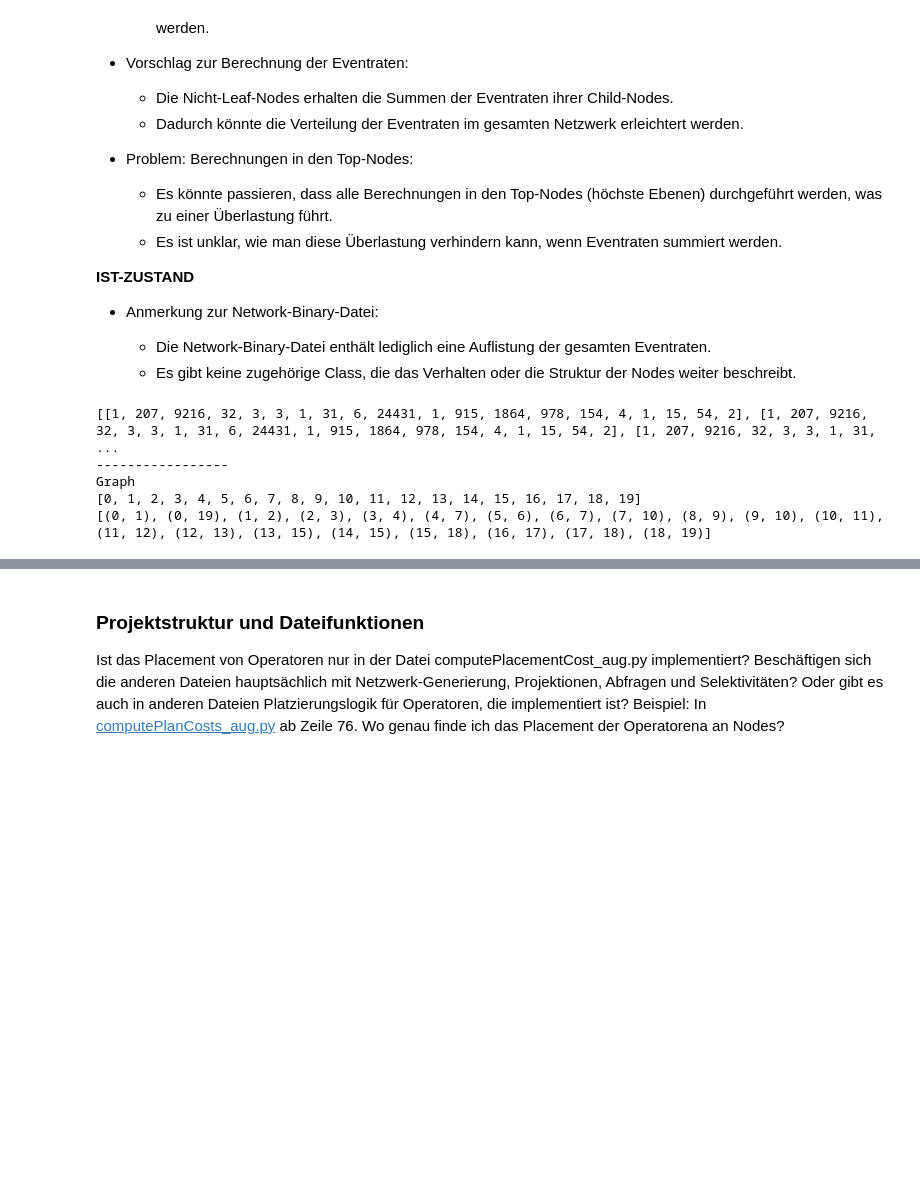
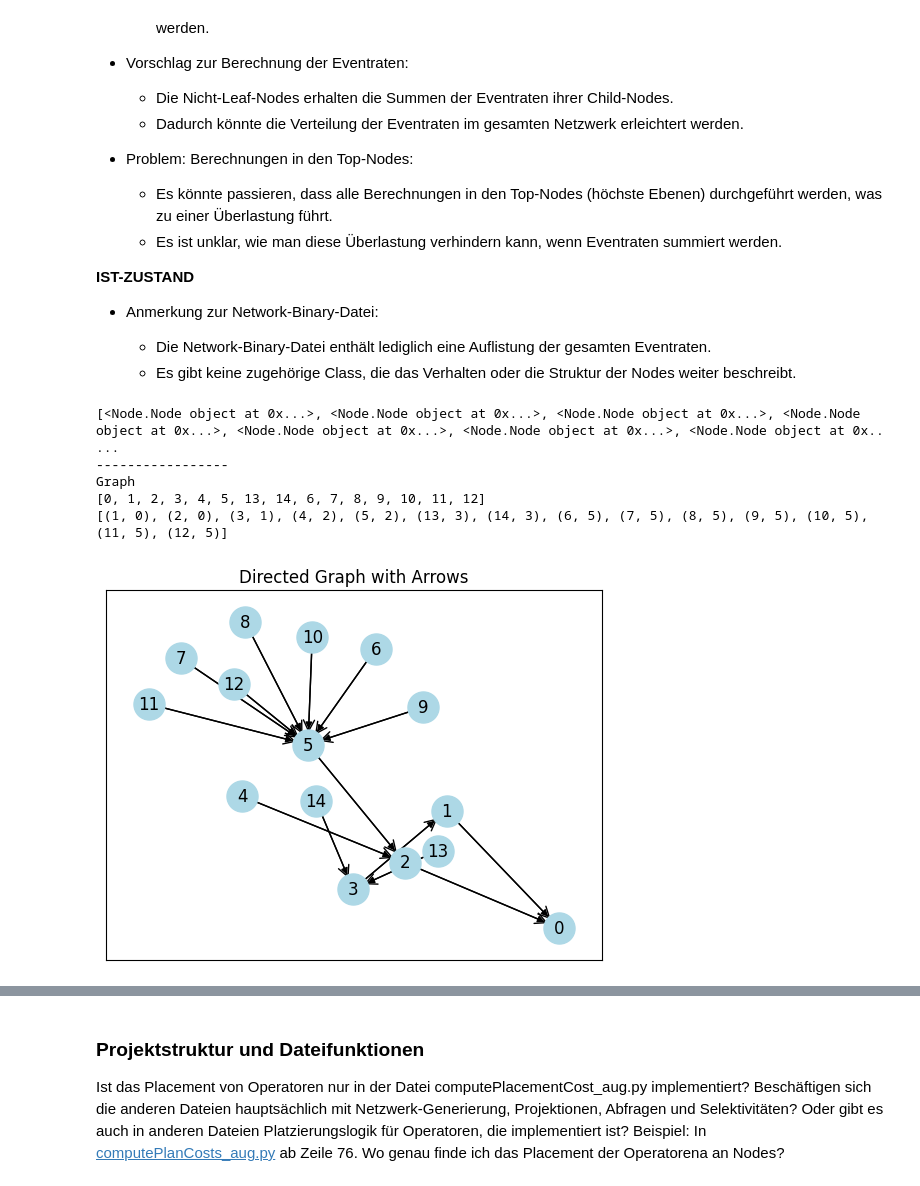
Before and after one commit to PMeran101/INEv, a Jupyter notebook: INEv/code/prepared_notebook.ipynb, the cells around one changed output, grey strips where cells are left out. Saved outputs shown, nothing was run; the diff lists cells and outputs as text; code cells hidden in the pictures; blank space fills up the shorter version.

```diff
--- a/INEv/code/prepared_notebook.ipynb
+++ b/INEv/code/prepared_notebook.ipynb
@@ -95,16 +97,30 @@ Dict
 # %%
 with open('network', 'rb') as f:
     network = pickle.load(f)
 print(network)
 print("-----------------")
 print("Graph")
 with open('graph', 'rb') as f:
     graph = pickle.load(f)
 print(graph.nodes)
 print(graph.edges)
+
+
+import matplotlib.pyplot as plt
+import networkx as nx
+# Draw the graph with arrows for directed edges
+pos = nx.spring_layout(graph)  # Layout for visualization
+nx.draw_networkx(graph, pos, with_labels=True, node_size=500, node_color="lightblue", arrows=True)
+
+# Add arrows specifically for a directed graph
+nx.draw_networkx_edges(graph, pos, arrowstyle="->", arrowsize=20, edge_color="black")
+
+plt.title("Directed Graph with Arrows")
+plt.show()
 # %% [output]
-[[1, 207, 9216, 32, 3, 3, 1, 31, 6, 24431, 1, 915, 1864, 978, 154, 4, 1, 15, 54, 2], [1, 207, 9216, 32, 3, 3, 1, 31, 6, 24431, 1, 915, 1864, 978, 154, 4, 1, 15, 54, 2], [1, 207, 9216, 32, 3, 3, 1, 31, ...
+[<Node.Node object at 0x...>, <Node.Node object at 0x...>, <Node.Node object at 0x...>, <Node.Node object at 0x...>, <Node.Node object at 0x...>, <Node.Node object at 0x...>, <Node.Node object at 0x.. ...
 -----------------
 Graph
-[0, 1, 2, 3, 4, 5, 6, 7, 8, 9, 10, 11, 12, 13, 14, 15, 16, 17, 18, 19]
-[(0, 1), (0, 19), (1, 2), (2, 3), (3, 4), (4, 7), (5, 6), (6, 7), (7, 10), (8, 9), (9, 10), (10, 11), (11, 12), (12, 13), (13, 15), (14, 15), (15, 18), (16, 17), (17, 18), (18, 19)]
+[0, 1, 2, 3, 4, 5, 13, 14, 6, 7, 8, 9, 10, 11, 12]
+[(1, 0), (2, 0), (3, 1), (4, 2), (5, 2), (13, 3), (14, 3), (6, 5), (7, 5), (8, 5), (9, 5), (10, 5), (11, 5), (12, 5)]
+[figure, added]
```
Also changed, not shown: parts of 2 cells of this notebook, 4 other files.
